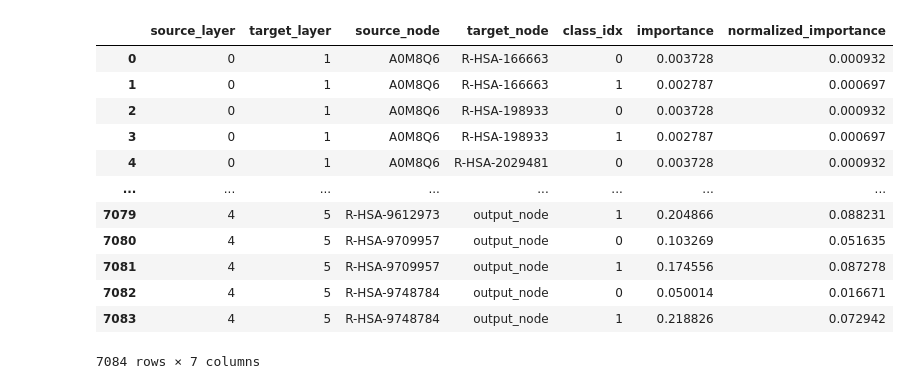
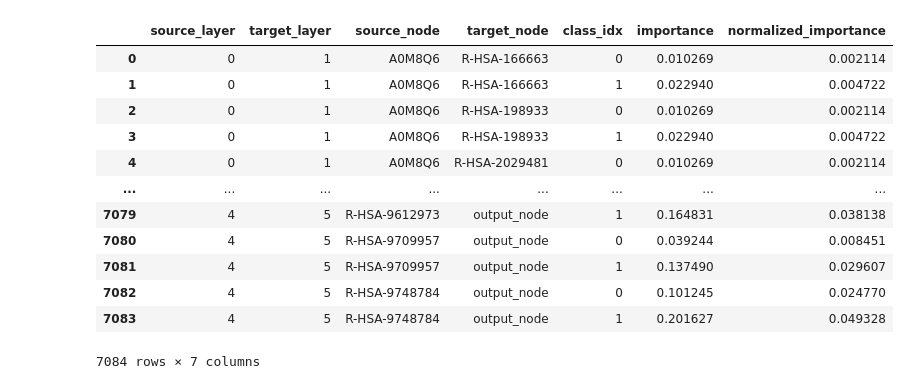
Before and after one commit to InfectionMedicineProteomics/BINN, a Jupyter notebook: docs/shap_example.ipynb, the cells around one changed output. Cells and saved outputs as stored; diff of their text form; code cells hidden in the pictures.

```diff
--- a/docs/shap_example.ipynb
+++ b/docs/shap_example.ipynb
@@ -46,21 +46,20 @@ Mapping group labels: {np.int64(1): 0, np.int64(2): 1}
 # %%
 from binn import BINNExplainer
 
 explainer = BINNExplainer(binn)
-single_explanations = explainer.explain_single(dataloaders, split="val")
-normalized_single_explanations = explainer.normalize_importances(single_explanations, method="fan")
-normalized_single_explanations
+single_explanations = explainer.explain_single(dataloaders, split="val", normalization_method="subgraph")
+single_explanations
 # %% [output]
 |  | source_layer | target_layer | source_node | target_node | class_idx | importance | normalized_importance |
-| 0 | 0 | 1 | A0M8Q6 | R-HSA-166663 | 0 | 0.003728 | 0.000932 |
-| 1 | 0 | 1 | A0M8Q6 | R-HSA-166663 | 1 | 0.002787 | 0.000697 |
-| 2 | 0 | 1 | A0M8Q6 | R-HSA-198933 | 0 | 0.003728 | 0.000932 |
-| 3 | 0 | 1 | A0M8Q6 | R-HSA-198933 | 1 | 0.002787 | 0.000697 |
-| 4 | 0 | 1 | A0M8Q6 | R-HSA-2029481 | 0 | 0.003728 | 0.000932 |
+| 0 | 0 | 1 | A0M8Q6 | R-HSA-166663 | 0 | 0.010269 | 0.002114 |
+| 1 | 0 | 1 | A0M8Q6 | R-HSA-166663 | 1 | 0.022940 | 0.004722 |
+| 2 | 0 | 1 | A0M8Q6 | R-HSA-198933 | 0 | 0.010269 | 0.002114 |
+| 3 | 0 | 1 | A0M8Q6 | R-HSA-198933 | 1 | 0.022940 | 0.004722 |
+| 4 | 0 | 1 | A0M8Q6 | R-HSA-2029481 | 0 | 0.010269 | 0.002114 |
 | ... | ... | ... | ... | ... | ... | ... | ... |
-| 7079 | 4 | 5 | R-HSA-9612973 | output_node | 1 | 0.204866 | 0.088231 |
-| 7080 | 4 | 5 | R-HSA-9709957 | output_node | 0 | 0.103269 | 0.051635 |
-| 7081 | 4 | 5 | R-HSA-9709957 | output_node | 1 | 0.174556 | 0.087278 |
-| 7082 | 4 | 5 | R-HSA-9748784 | output_node | 0 | 0.050014 | 0.016671 |
-| 7083 | 4 | 5 | R-HSA-9748784 | output_node | 1 | 0.218826 | 0.072942 |
+| 7079 | 4 | 5 | R-HSA-9612973 | output_node | 1 | 0.164831 | 0.038138 |
+| 7080 | 4 | 5 | R-HSA-9709957 | output_node | 0 | 0.039244 | 0.008451 |
+| 7081 | 4 | 5 | R-HSA-9709957 | output_node | 1 | 0.137490 | 0.029607 |
+| 7082 | 4 | 5 | R-HSA-9748784 | output_node | 0 | 0.101245 | 0.024770 |
+| 7083 | 4 | 5 | R-HSA-9748784 | output_node | 1 | 0.201627 | 0.049328 |
 7084 rows × 7 columns
```
Also changed, not shown: parts of 5 cells of this notebook, 18 other files.
